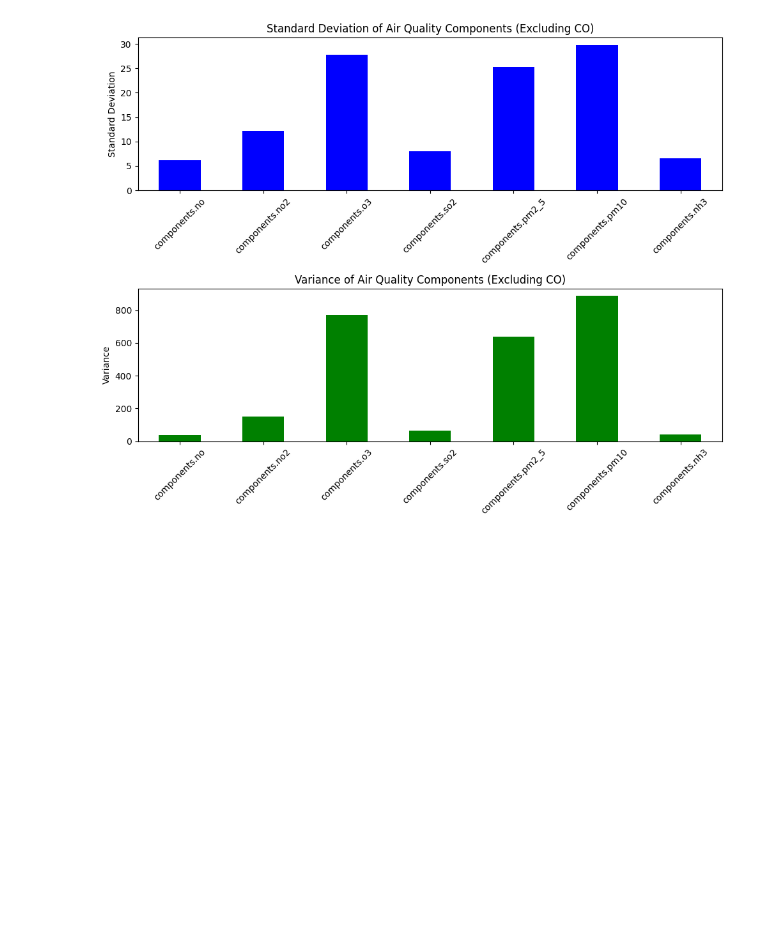
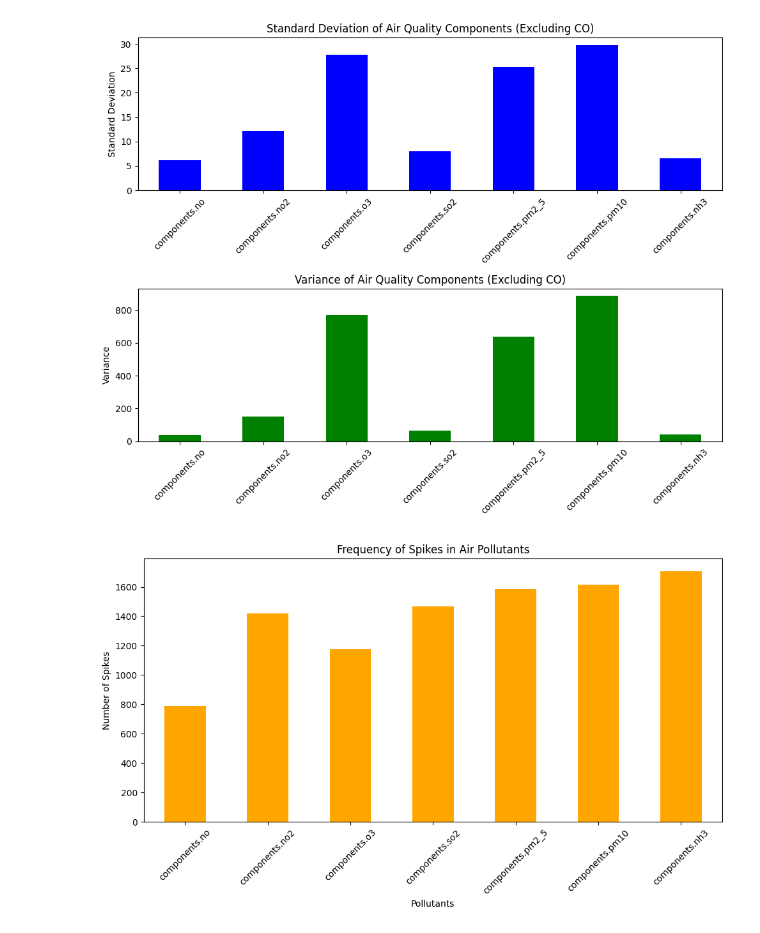
Before and after one commit to ParantarUrielAlexis/Spotify-Analysis, a Jupyter notebook: data.ipynb, the cells around one changed output. Cells and saved outputs as stored; diff of their text form; code cells hidden in the pictures; blank space fills up the shorter version.

```diff
--- a/data.ipynb
+++ b/data.ipynb
@@ -190,3 +180,38 @@ plt.show()
 # %% [output]
 [figure]
 [figure]
+# %%
+file_path = '202408_CombinedData.csv'
+data = pd.read_csv(file_path)
+
+# Columns to analyze
+pollutants = ['components.no', 'components.no2', 'components.o3',
+              'components.so2', 'components.pm2_5', 'components.pm10', 'components.nh3']
+
+# Calculate the mean and standard deviation for each pollutant
+mean_vals = data[pollutants].mean()
+std_vals = data[pollutants].std()
+
+# Set threshold for spikes: 2 standard deviations above the mean
+thresholds = mean_vals + 2 * std_vals
+
+# Identify rows where any pollutant exceeds its spike threshold
+spikes = data[(data[pollutants] > thresholds).any(axis=1)]
+
+# Count how often each pollutant spikes to assess 'frequent' pollutants
+spike_counts = (spikes[pollutants] > thresholds).sum()
+
+# Plot spike counts to visualize which pollutants spike more frequently
+spike_counts.plot(kind='bar', color='orange', figsize=(10, 6))
+plt.title('Frequency of Spikes in Air Pollutants')
+plt.ylabel('Number of Spikes')
+plt.xlabel('Pollutants')
+plt.xticks(rotation=45)
+plt.tight_layout()
+plt.show()
+
+# Display rows where spikes occur to help identify sources
+spikes_with_coordinates = spikes[['datetime', 'city_name', 'coord.lon', 'coord.lat'] + pollutants]
+display(spikes_with_coordinates.head(10))
+# %% [output]
+[figure, added]
```
Also changed, not shown: parts of 4 cells of this notebook.
